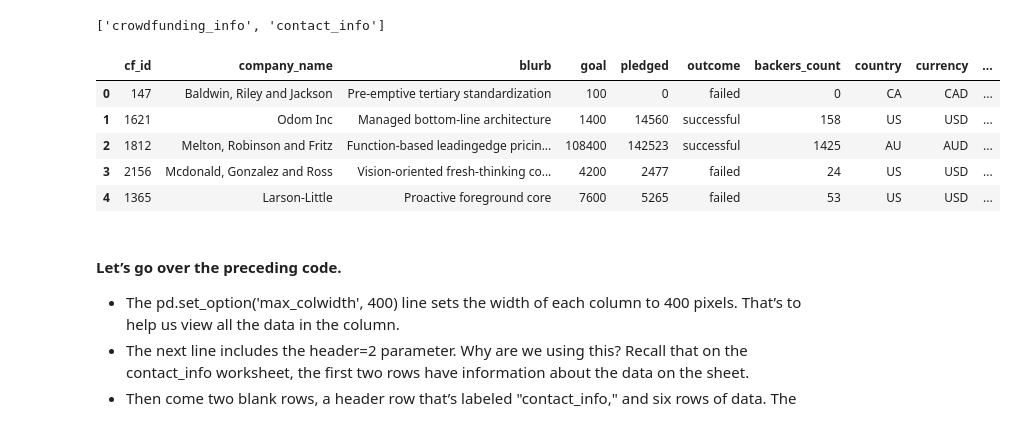
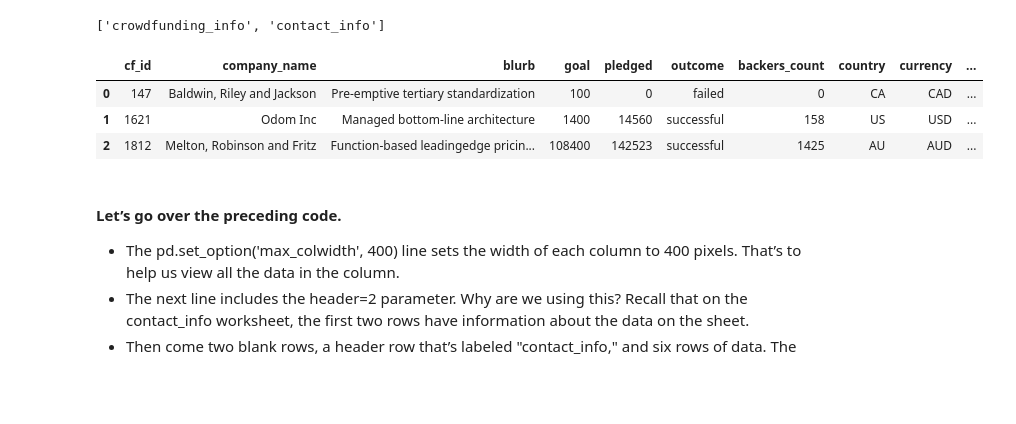
Before and after one commit to abraham-22/Crowdfunding-ETL, a Jupyter notebook: crowdfunding_analysis.ipynb, the cells around one changed output. Saved outputs shown, nothing was run; the diff lists cells and outputs as text; code cells hidden in the pictures; blank space fills up the shorter version.

```diff
--- a/crowdfunding_analysis.ipynb
+++ b/crowdfunding_analysis.ipynb
@@ -12,15 +12,13 @@ crowdfunding_data.sheet_names
 # %%
 # 1. Read the crowdfunding_info sheet into a new DataFrame
     # Get the crowdfunding_info from the crowdfunding_info worksheet.
 crowdfunding_info_df = pd.read_excel(crowdfunding_data, sheet_name='crowdfunding_info')
-crowdfunding_info_df.head()
+crowdfunding_info_df.head(3)
 # %% [output]
 |  | cf_id | company_name | blurb | goal | pledged | outcome | backers_count | country | currency | ... |
 | 0 | 147 | Baldwin, Riley and Jackson | Pre-emptive tertiary standardization | 100 | 0 | failed | 0 | CA | CAD | ... |
 | 1 | 1621 | Odom Inc | Managed bottom-line architecture | 1400 | 14560 | successful | 158 | US | USD | ... |
 | 2 | 1812 | Melton, Robinson and Fritz | Function-based leadingedge pricin... | 108400 | 142523 | successful | 1425 | AU | AUD | ... |
-| 3 | 2156 | Mcdonald, Gonzalez and Ross | Vision-oriented fresh-thinking co... | 4200 | 2477 | failed | 24 | US | USD | ... |
-| 4 | 1365 | Larson-Little | Proactive foreground core | 7600 | 5265 | failed | 53 | US | USD | ... |
 # %% [markdown]
 #### Let’s go over the preceding code.
 
```
Also changed, not shown: parts of 28 cells of this notebook, 1 other file.
